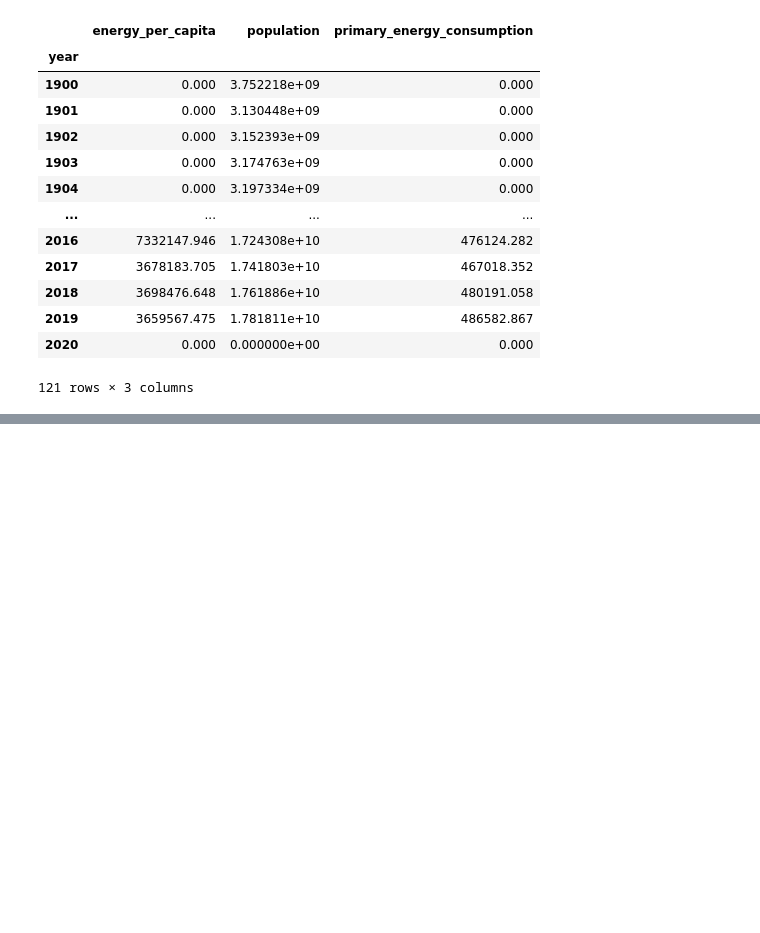
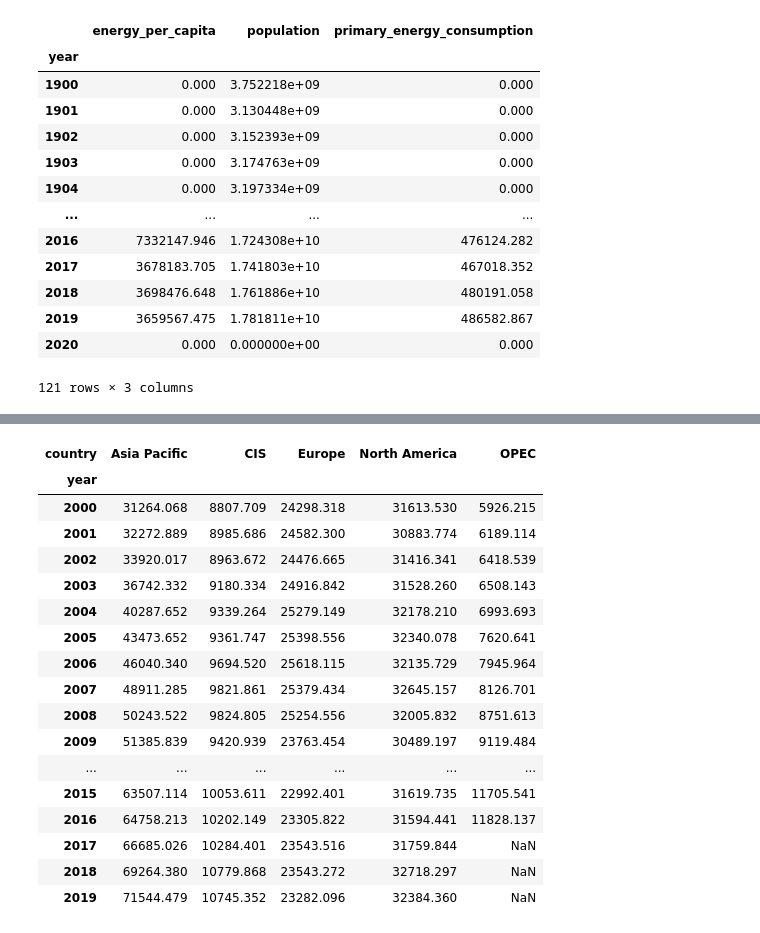
Before and after one commit to amycelliott/DMP_LP_2022, a Jupyter notebook: DMP_Learning_Program__2022_Oct.ipynb, the cells around one changed output, grey strips where cells are left out. Saved outputs shown, nothing was run; the diff lists cells and outputs as text; code cells hidden in the pictures; blank space fills up the shorter version.

```diff
--- a/DMP_Learning_Program__2022_Oct.ipynb
+++ b/DMP_Learning_Program__2022_Oct.ipynb
@@ -296,0 +363,21 @@ display(year_plt)
+# %%
+pivot[top_regions.sort_index().index]
+# %% [output]
+| country | Asia Pacific | CIS | Europe | North America | OPEC |
+| year |  |  |  |  |  |
+| 2000 | 31264.068 | 8807.709 | 24298.318 | 31613.530 | 5926.215 |
+| 2001 | 32272.889 | 8985.686 | 24582.300 | 30883.774 | 6189.114 |
+| 2002 | 33920.017 | 8963.672 | 24476.665 | 31416.341 | 6418.539 |
+| 2003 | 36742.332 | 9180.334 | 24916.842 | 31528.260 | 6508.143 |
+| 2004 | 40287.652 | 9339.264 | 25279.149 | 32178.210 | 6993.693 |
+| 2005 | 43473.652 | 9361.747 | 25398.556 | 32340.078 | 7620.641 |
+| 2006 | 46040.340 | 9694.520 | 25618.115 | 32135.729 | 7945.964 |
+| 2007 | 48911.285 | 9821.861 | 25379.434 | 32645.157 | 8126.701 |
+| 2008 | 50243.522 | 9824.805 | 25254.556 | 32005.832 | 8751.613 |
+| 2009 | 51385.839 | 9420.939 | 23763.454 | 30489.197 | 9119.484 |
+| ... | ... | ... | ... | ... | ... |
+| 2015 | 63507.114 | 10053.611 | 22992.401 | 31619.735 | 11705.541 |
+| 2016 | 64758.213 | 10202.149 | 23305.822 | 31594.441 | 11828.137 |
+| 2017 | 66685.026 | 10284.401 | 23543.516 | 31759.844 | NaN |
+| 2018 | 69264.380 | 10779.868 | 23543.272 | 32718.297 | NaN |
+| 2019 | 71544.479 | 10745.352 | 23282.096 | 32384.360 | NaN |
```
Also changed, not shown: parts of 9 cells of this notebook.
